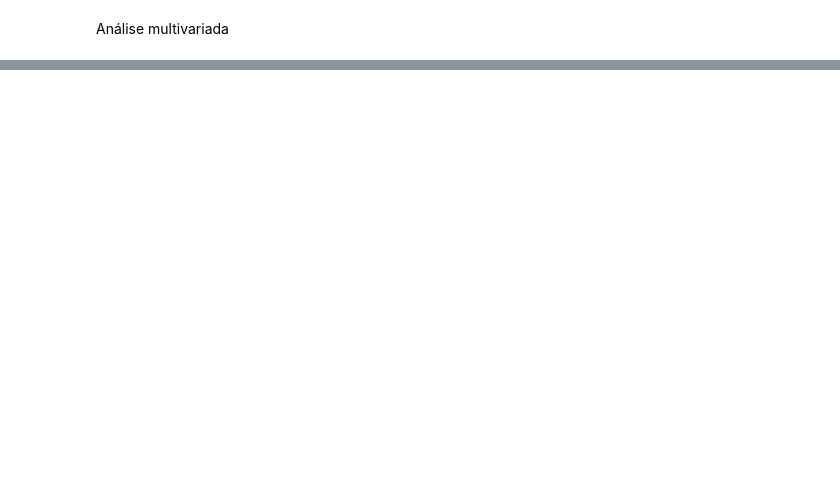
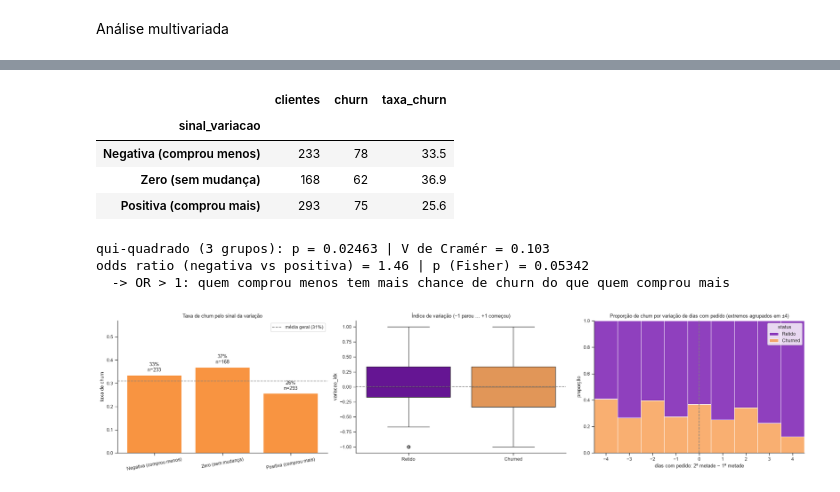
Before and after one commit to lgns-cin/CIN0144, a Jupyter notebook: EDA/com_pedidos.ipynb, the cells around one changed output, grey strips where cells are left out. Saved outputs shown, nothing was run; the diff lists cells and outputs as text; code cells hidden in the pictures; blank space fills up the shorter version.

```diff
--- a/EDA/com_pedidos.ipynb
+++ b/EDA/com_pedidos.ipynb
@@ -1103,0 +1339,51 @@ Análise multivariada
+# %%
+#Sinal da variação: negativa / zero / positiva
+ORDEM_SINAL = ['Negativa (comprou menos)', 'Zero (sem mudança)', 'Positiva (comprou mais)']
+var_freq['sinal_variacao'] = pandas.Categorical(
+    np.select([var_freq['variacao_abs'] < 0, var_freq['variacao_abs'] > 0],
+              [ORDEM_SINAL[0], ORDEM_SINAL[2]], default=ORDEM_SINAL[1]),
+    categories=ORDEM_SINAL, ordered=True)
+
+tab_sinal = taxa_por_categoria(var_freq, 'sinal_variacao', ORDEM_SINAL)
+display(tab_sinal.assign(taxa_churn=(tab_sinal['taxa_churn'] * 100).round(1)))
+
+p, v, esp_min = chi2_categorico(var_freq, 'sinal_variacao')
+print(f'qui-quadrado (3 grupos): p = {p:.4g} | V de Cramér = {v:.3f}')
+
+neg = var_freq[var_freq['sinal_variacao'] == ORDEM_SINAL[0]]['churned']
+pos = var_freq[var_freq['sinal_variacao'] == ORDEM_SINAL[2]]['churned']
+odds_ratio, p_fisher = stats.fisher_exact([[neg.sum(), (neg == 0).sum()], [pos.sum(), (pos == 0).sum()]])
+print(f'odds ratio (negativa vs positiva) = {odds_ratio:.2f} | p (Fisher) = {p_fisher:.4g}')
+print('  -> OR > 1: quem comprou menos tem mais chance de churn do que quem comprou mais')
+
+fig, axes = plot.subplots(1, 3, figsize=(19, 4.5))
+
+barras_taxa_churn(tab_sinal, axes[0], 'Taxa de churn pelo sinal da variação', referencia=taxa_geral, rotacao=10)
+
+seaborn.boxplot(data=var_freq, x='churned', y='variacao_idx', hue='churned', palette=PALETA_CHURN, legend=False, ax=axes[1])
+axes[1].axhline(0, color='gray', linestyle='--')
+axes[1].set_xticks([0, 1], ['Retido', 'Churned'])
+axes[1].set_title('Índice de variação (−1 parou … +1 começou)')
+axes[1].set_xlabel('')
+
+var_freq['variacao_abs_corte'] = var_freq['variacao_abs'].clip(-4, 4) # extremos agrupados em ±4
+var_freq['status'] = var_freq['churned'].map(ROTULO_CHURN)
+seaborn.histplot(data=var_freq, x='variacao_abs_corte', hue='status', multiple='fill', discrete=True,
+                 palette={ROTULO_CHURN[k]: c for k, c in PALETA_CHURN.items()}, hue_order=['Retido', 'Churned'], ax=axes[2])
+axes[2].axvline(0, color='gray', linestyle='--')
+axes[2].set_title('Proporção de churn por variação de dias com pedido (extremos agrupados em ±4)')
+axes[2].set_xlabel('dias com pedido: 2ª metade − 1ª metade')
+axes[2].set_ylabel('proporção')
+seaborn.despine()
+plot.tight_layout()
+plot.show()
+# %% [output]
+|  | clientes | churn | taxa_churn |
+| sinal_variacao |  |  |  |
+| Negativa (comprou menos) | 233 | 78 | 33.5 |
+| Zero (sem mudança) | 168 | 62 | 36.9 |
+| Positiva (comprou mais) | 293 | 75 | 25.6 |
+qui-quadrado (3 grupos): p = 0.02463 | V de Cramér = 0.103
+odds ratio (negativa vs positiva) = 1.46 | p (Fisher) = 0.05342
+  -> OR > 1: quem comprou menos tem mais chance de churn do que quem comprou mais
+[figure, added]
```
Also changed, not shown: parts of 49 cells of this notebook.
